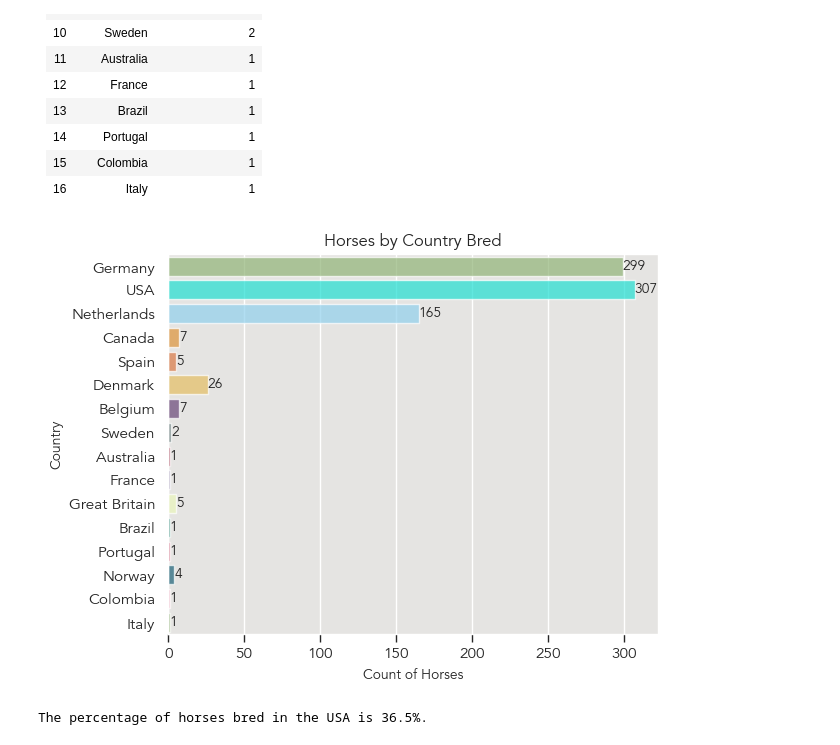
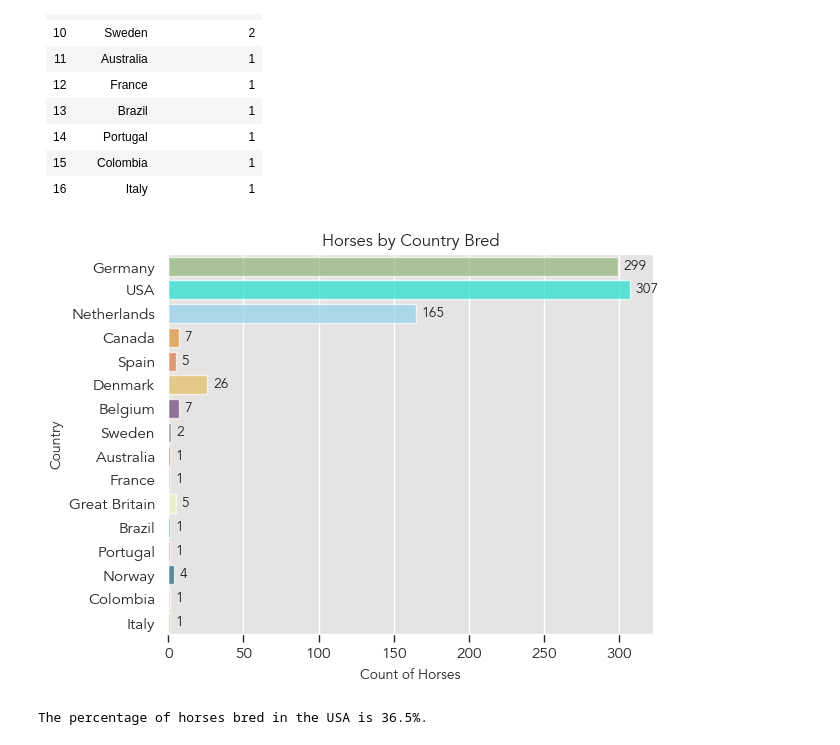
Before and after one commit to siobyrne/young-dressage-horse-program-analysis, a Jupyter notebook: younghorse.ipynb, the cells around one changed output. Saved outputs shown, nothing was run; the diff lists cells and outputs as text; code cells hidden in the pictures.

```diff
--- a/younghorse.ipynb
+++ b/younghorse.ipynb
@@ -1214,25 +1212,25 @@ country_groups.columns = ['Country', 'Count of Horses']
 # %%
 # create a bar chart of horses by country bred
 country_chart = sns.countplot(
    y = 'Country',
    data = horse_df,
    palette = color_palette,
    alpha= 0.7
 )
 
 # add labels for the barns
-country_chart.bar_label(country_chart.containers[0])
+country_chart.bar_label(country_chart.containers[0], padding=4)
 
 # set title and xlabel
 plt.title('Horses by Country Bred')
 plt.xlabel('Count of Horses')
 
 # save and show figure
 plt.tight_layout()
 plt.savefig('images/horses-by-country.png')
 plt.show()
 # %% [output]
-[figure, old version]
+[figure, new version]
 # %%
 # get the percentage of horses bred in the USA
 
```
Also changed, not shown: parts of 10 cells of this notebook, 12 other files.
